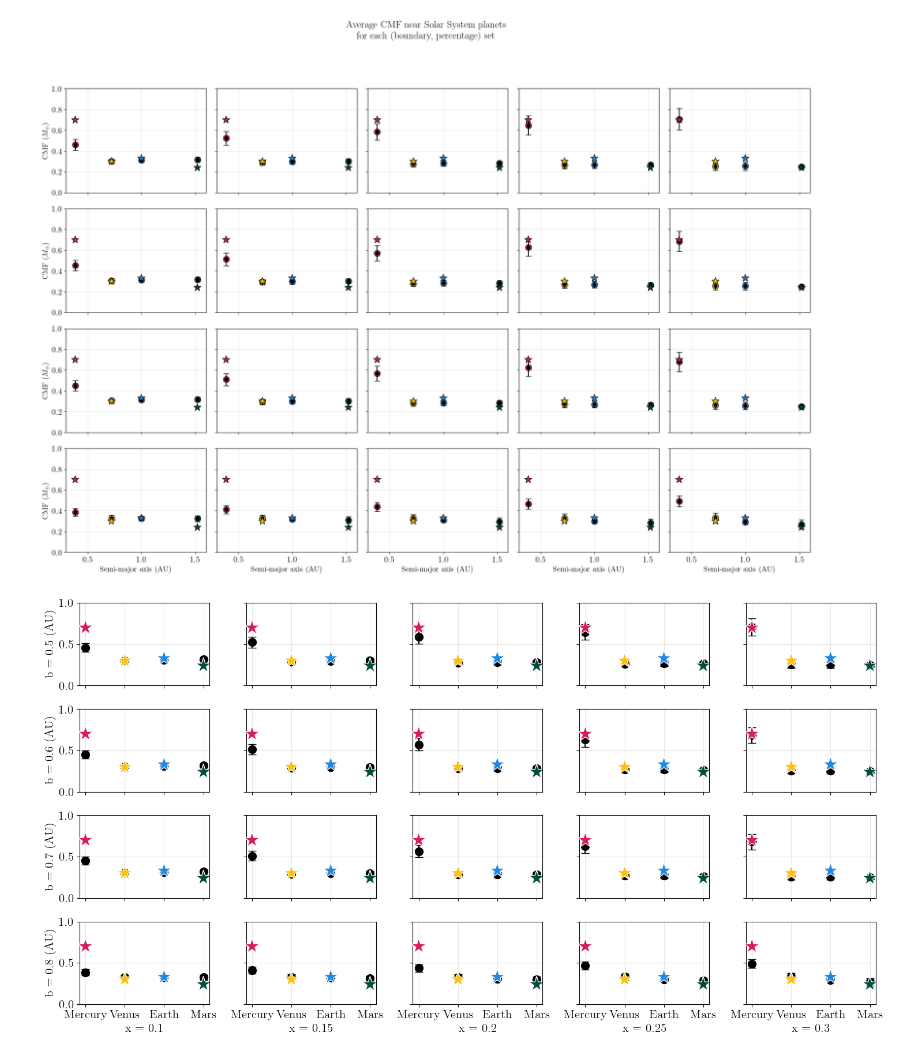
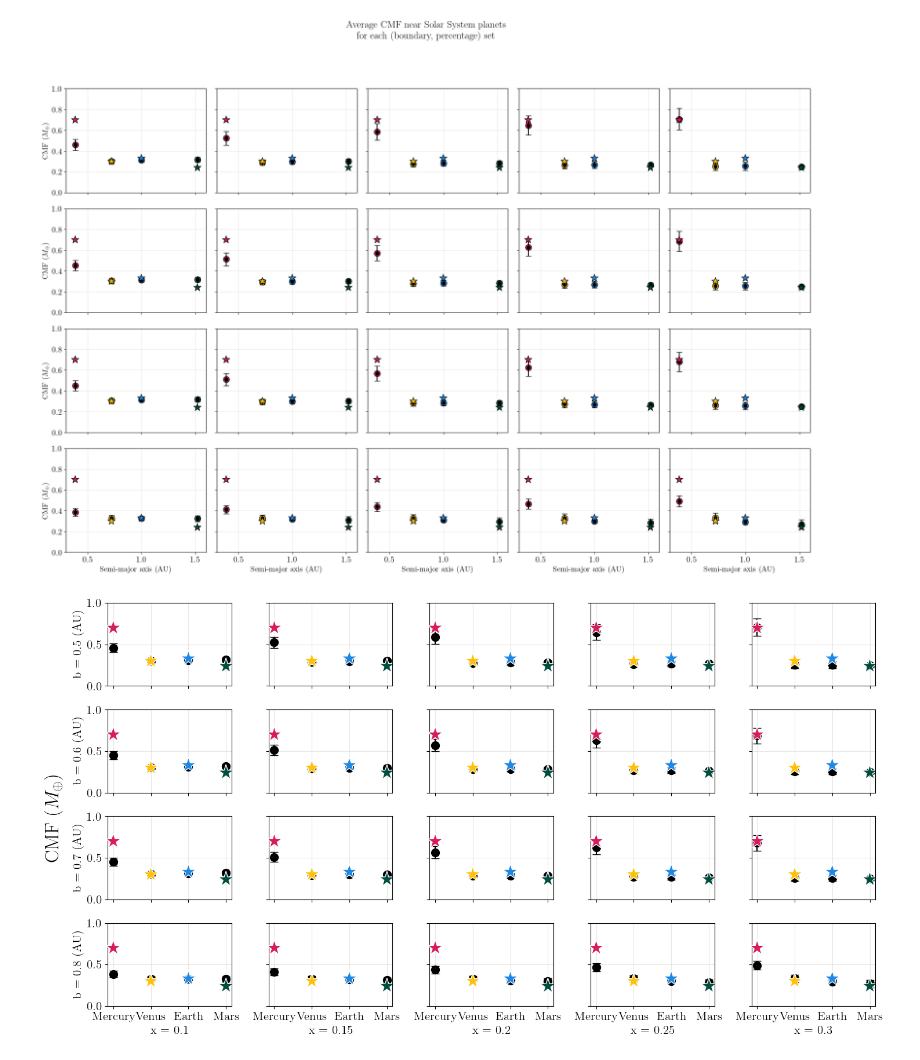
Before and after one commit to haniyehtajer/planet_cookbook, a Jupyter notebook: examples/evolved_planets/cham_bench_step_func.ipynb, the cells around one changed output. Cells and saved outputs as stored; diff of their text form; code cells hidden in the pictures.

```diff
--- a/examples/evolved_planets/cham_bench_step_func.ipynb
+++ b/examples/evolved_planets/cham_bench_step_func.ipynb
@@ -389,31 +389,32 @@ fig, axes = plt.subplots(len(unique_bounds), len(unique_percs),
                          figsize=(3 * len(unique_percs), 2 * len(unique_bounds)),
                          sharex=True, sharey=True)
 
 for i, bound in enumerate(unique_bounds):
     for j, perc in enumerate(unique_percs):
         ax = axes[i][j] if len(unique_bounds) > 1 else (axes[j] if len(unique_percs) > 1 else axes)
         df_sub = avg_cmf_df[(avg_cmf_df['boundary'] == bound) & (avg_cmf_df['percentage'] == perc)]
         means = [df_sub[df_sub['planet'] == p]['mean_cmf'].values[0] for p in planet_names]
         stds = [df_sub[df_sub['planet'] == p]['std_cmf'].values[0] for p in planet_names]
         x = np.arange(len(planet_names))
         # Plot simulated means with errorbars
         ax.errorbar(x, means, yerr=stds, fmt='o', color='k', capsize=5, markersize = 10)
         #for idx in range(4):
         #    ax.scatter(x[idx], means[idx], color=planet_colors[idx], )
         # Plot real values as stars
         ax.scatter(x, real_cmfs, color=planet_colors, s=400, marker='*', edgecolor='white', zorder=5)
         ax.set_xticks(x)
         ax.set_xticklabels(planet_names)
         ax.set_ylim(0, 1)
         ax.grid(True, alpha=0.3)
         if i == len(unique_bounds) - 1:
             ax.set_xlabel(f"x = {perc}")
         if j == 0:
             ax.set_ylabel(f"b = {bound} (AU)")
 
 #fig.suptitle('Average CMF for each planet\nfor each (boundary, percentage) set', fontsize=18, y=1.02)
+fig.supylabel(r'CMF ($M_\oplus$)', fontsize=24, x=0.02)
 plt.tight_layout()
 plt.savefig('paper_plots/solarsystem_compare.pdf', dpi=300)
 plt.show()
 # %% [output]
-[figure, old version]
+[figure, new version]
```
Also changed, not shown: 5 other files.
